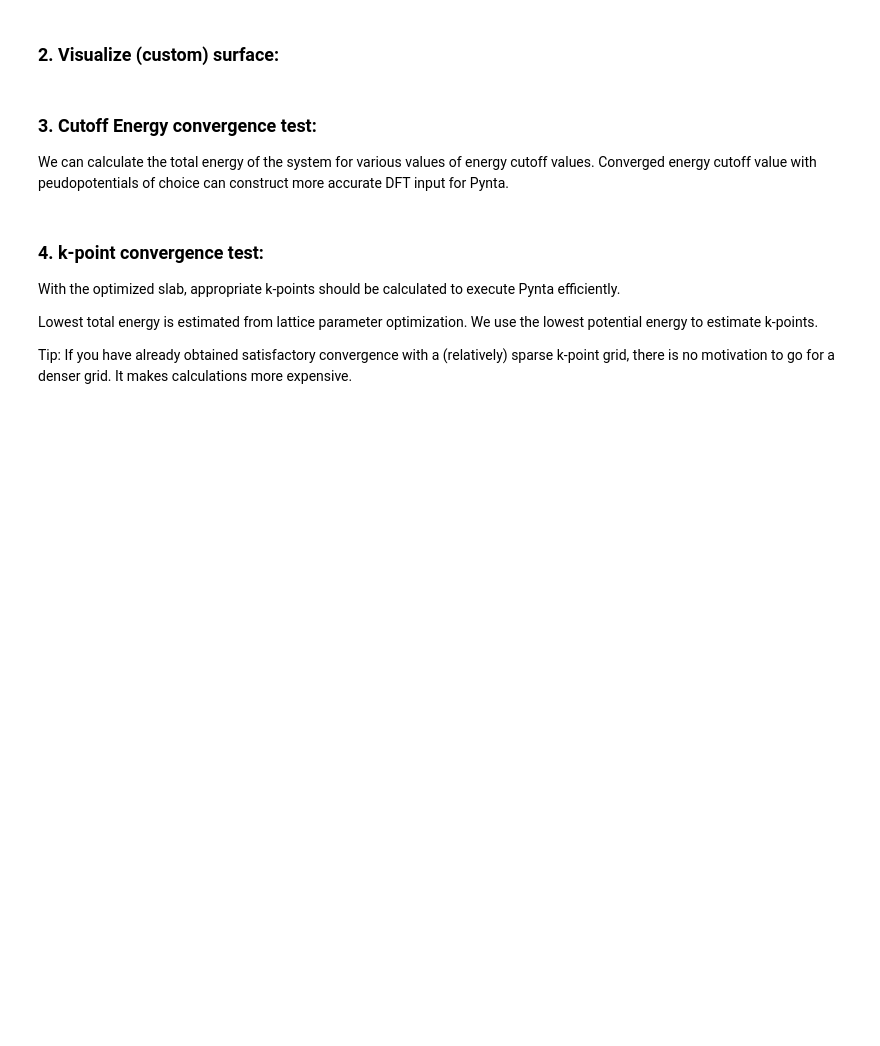
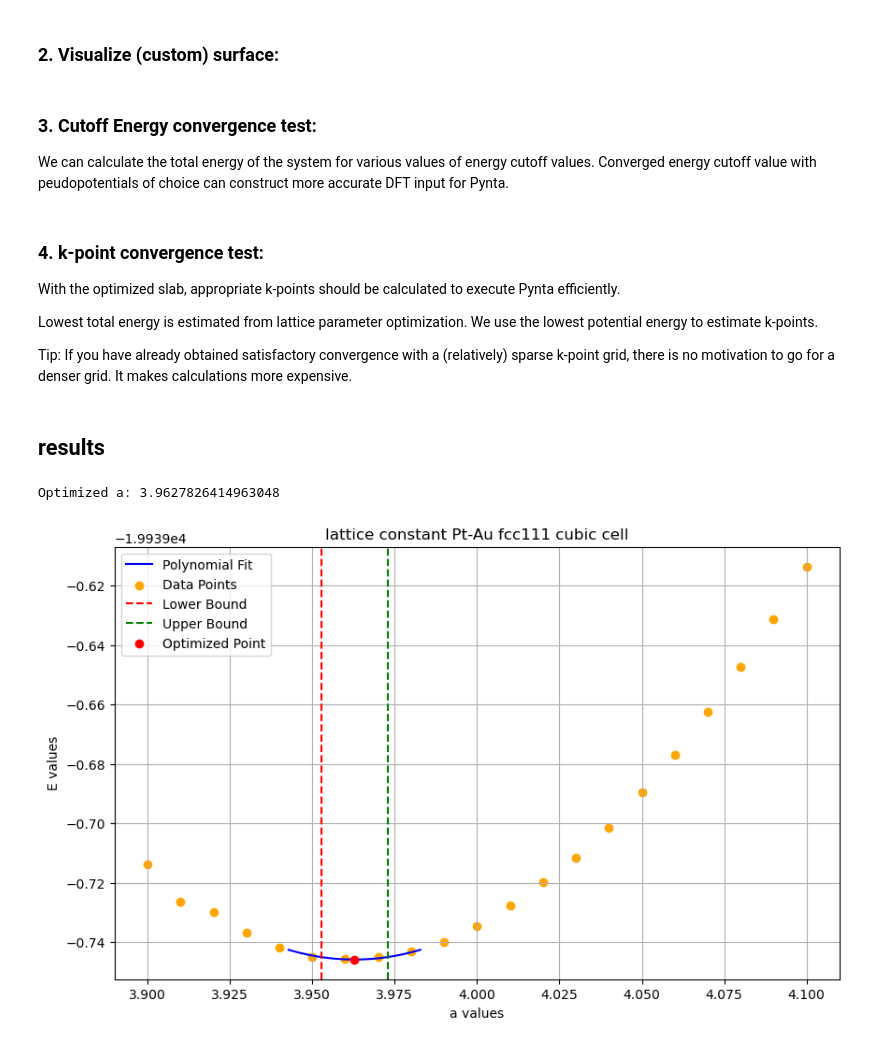
Before and after one commit to zadorlab/pynta, a Jupyter notebook: pynta/preprocessing/convergence/Pynta preprocessing.ipynb, the cells around one changed output. Saved outputs shown, nothing was run; the diff lists cells and outputs as text; code cells hidden in the pictures; blank space fills up the shorter version.

```diff
--- a/pynta/preprocessing/convergence/Pynta preprocessing.ipynb
+++ b/pynta/preprocessing/convergence/Pynta preprocessing.ipynb
@@ -151,3 +151,76 @@ plt.xlabel("k-point (kx × ky)")
 plt.ylabel("Adsorption energy (eV)")
 plt.grid(True)
 plt.show()
+# %% [markdown]
+## results
+# %%
+import numpy as np
+import scipy.optimize as opt
+import matplotlib.pyplot as plt
+
+# Define the outavals and Evals
+# Define the outavals and Evals
+#outavals = [3.70, 3.71, 3.72, 3.73, 3.74, 3.75, 3.76, 3.77, 3.78, 3.79, 3.80, 3.81, 3.82, 3.83, 3.84, 3.85, 3.86, 3.87, 3.88, 3.89, 3.90]
+#Evals = [-5907.5, -5907.4, -5907.3, -5907.2, -5907.1, -5907.0, -5906.9, -5906.8, -5906.7, -5906.6, -5906.5, -5906.4, -5906.3, -5906.2, -5906.1, -5906.0, -5905.9, -5905.8, -5905.7, -5905.6, -5905.5]
+outavals = [3.8999999999999826, 3.9099999999999824, 3.919999999999982, 3.929999999999982, 3.9399999999999817, 3.9499999999999815, 3.9599999999999813, 3.969999999999981, 3.979999999999981, 3.9899999999999807, 3.9999999999999805, 4.00999999999998, 4.01999999999998, 4.02999999999998, 4.03999999999998, 4.049999999999979, 4.059999999999979, 4.069999999999979, 4.079999999999979, 4.0899999999999785, 4.099999999999978]
+Evals = -19939.713847522256, -19939.72634122099, -19939.72981788345, -19939.736823454223, -19939.741878921173, -19939.74490795637, -19939.74573110073, -19939.745155171793, -19939.743282620413, -19939.740054806058, -19939.734668312623, -19939.727848187427, -19939.719920150736, -19939.711693605168, -19939.70153124175, -19939.689664221187, -19939.67688942886, -19939.66241855098, -19939.647523447624, -19939.631458526874, -19939.61359751873
+# Step 1: Find the indices of the 7 smallest Evals
+inds = np.argsort(Evals)[:7]
+
+# Step 2: Fit a polynomial of degree 2 to the selected points
+p = np.polyfit(np.array(outavals)[inds], np.array(Evals)[inds], 2)
+
+# Step 3: Calculate the interpolated value of a
+a = -p[1] / (2.0 * p[0])
+
+# Step 4: Define the function to minimize
+def f(x):
+    # Evaluate the polynomial at x
+    return np.polyval(p, x)
+
+# Step 5: Set optimization options
+options = {'xatol': 1e-4}
+
+# Step 6: Minimize the function within the bounds
+out = opt.minimize_scalar(f, method='bounded', bounds=(a - 0.01, a + 0.01), options=options)
+
+# Step 7: Print the results
+print("Optimized a: {}".format(out.x))
+
+# Step 8: Plotting
+# Create a range of x values for plotting the polynomial
+x_values = np.linspace(a - 0.02, a + 0.02, 100)
+y_values = f(x_values)
+
+# Create the plot
+plt.figure(figsize=(10, 6))
+
+# Plot the polynomial
+plt.plot(x_values, y_values, label='Polynomial Fit', color='blue')
+
+# Plot the original data points
+plt.scatter(outavals, Evals, color='orange', label='Data Points')
+
+# Highlight the bounds used for optimization
+plt.axvline(x=a - 0.01, color='red', linestyle='--', label='Lower Bound')
+plt.axvline(x=a + 0.01, color='green', linestyle='--', label='Upper Bound')
+
+# Highlight the optimized point
+plt.scatter(out.x, f(out.x), color='red', label='Optimized Point', zorder=5)
+
+# Add title and labels
+plt.title('lattice constant Pt-Au fcc111 cubic cell')
+plt.xlabel('a values')
+plt.ylabel('E values')
+
+# Show grid
+plt.grid()
+
+# Add a legend
+plt.legend()
+
+# Show the plot
+plt.show()
+# %% [output]
+Optimized a: 3.9627826414963048
+[figure, added]
```
Also changed, not shown: 7 other files.
